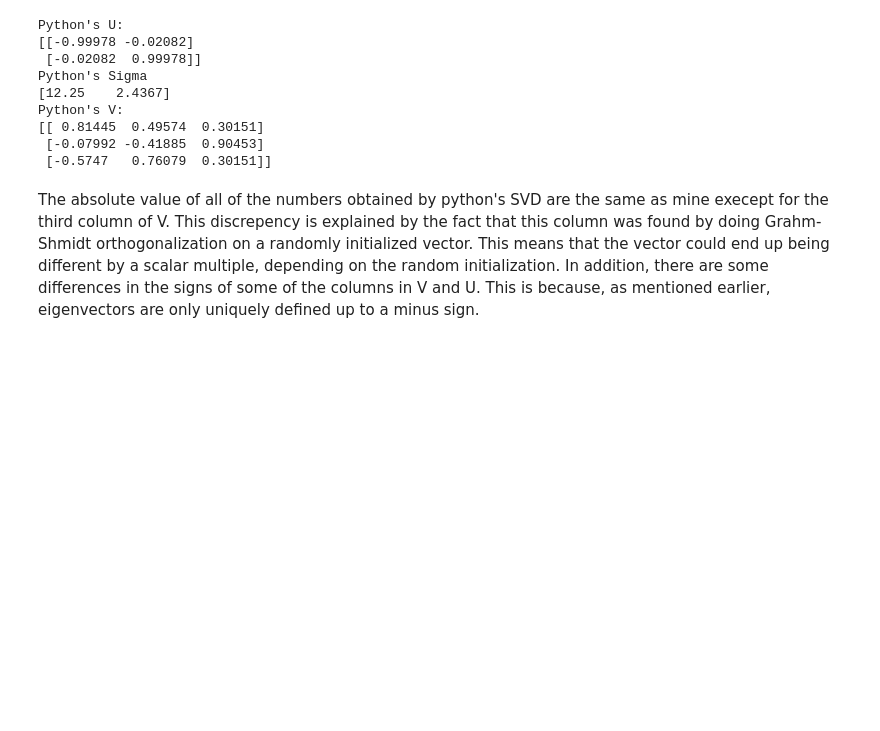
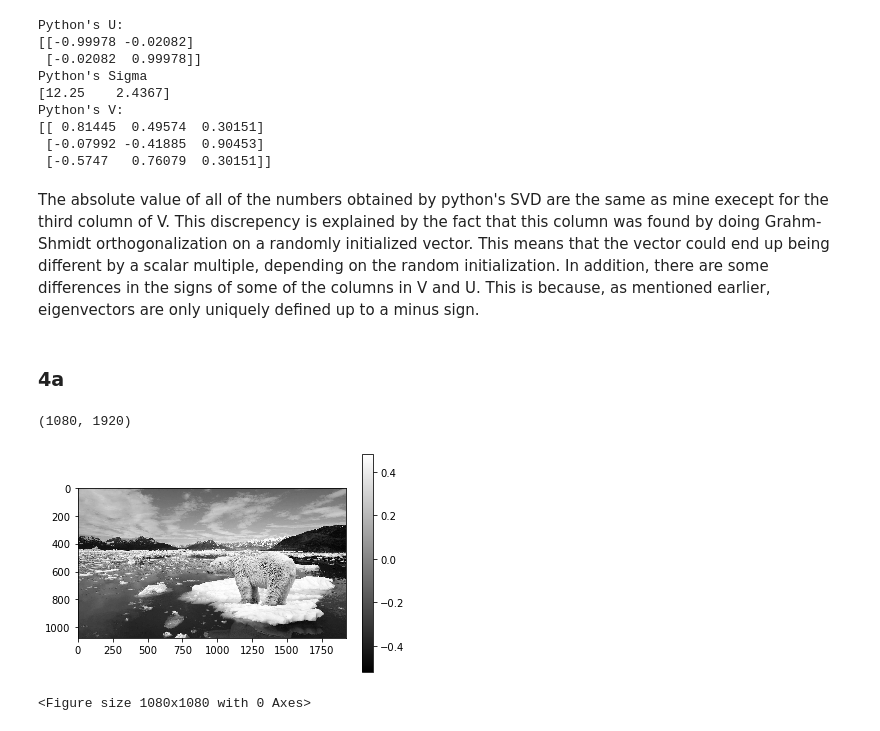
Before and after one commit to zmiller22/AM120, a Jupyter notebook: HW04/HW04.ipynb, the cells around one changed output. Cells and saved outputs as stored; diff of their text form; code cells hidden in the pictures; blank space fills up the shorter version.

```diff
--- a/HW04/HW04.ipynb
+++ b/HW04/HW04.ipynb
@@ -301,3 +301,5 @@ Python's V:
  [-0.5747   0.76079  0.30151]]
 # %% [markdown]
 The absolute value of all of the numbers obtained by python's SVD are the same as mine execept for the third column of V. This discrepency is explained by the fact that this column was found by doing Grahm-Shmidt orthogonalization on a randomly initialized vector. This means that the vector could end up being different by a scalar multiple, depending on the random initialization. In addition, there are some differences in the signs of some of the columns in V and U. This is because, as mentioned earlier, eigenvectors are only uniquely defined up to a minus sign.
+# %% [markdown]
+### 4a
@@ -303,0 +310,17 @@ The absolute value of all of the numbers obtained by python's SVD are the same a
+# %%
+img = si.io.imread('polar-bear.jpg')
+img = si.color.rgb2gray(img)
+img = np.double(img)
+img = img-np.mean(img)
+print(img.shape)
+# %% [output]
+(1080, 1920)
+# %%
+plt.imshow(img)
+plt.set_cmap('gray')
+plt.colorbar()
+plt.figure(figsize=(15,15))
+plt.show()
+# %% [output]
+[figure, added]
+<Figure size 1080x1080 with 0 Axes>
```
Also changed, not shown: parts of 4 cells of this notebook.
